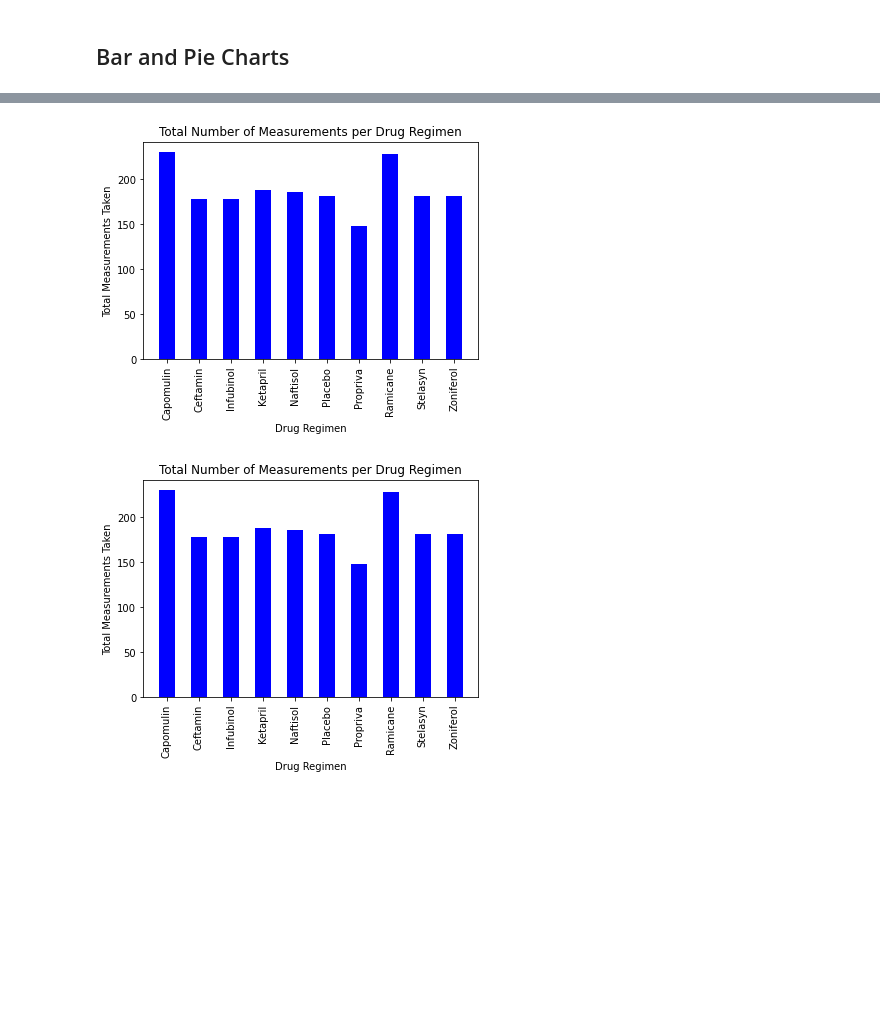
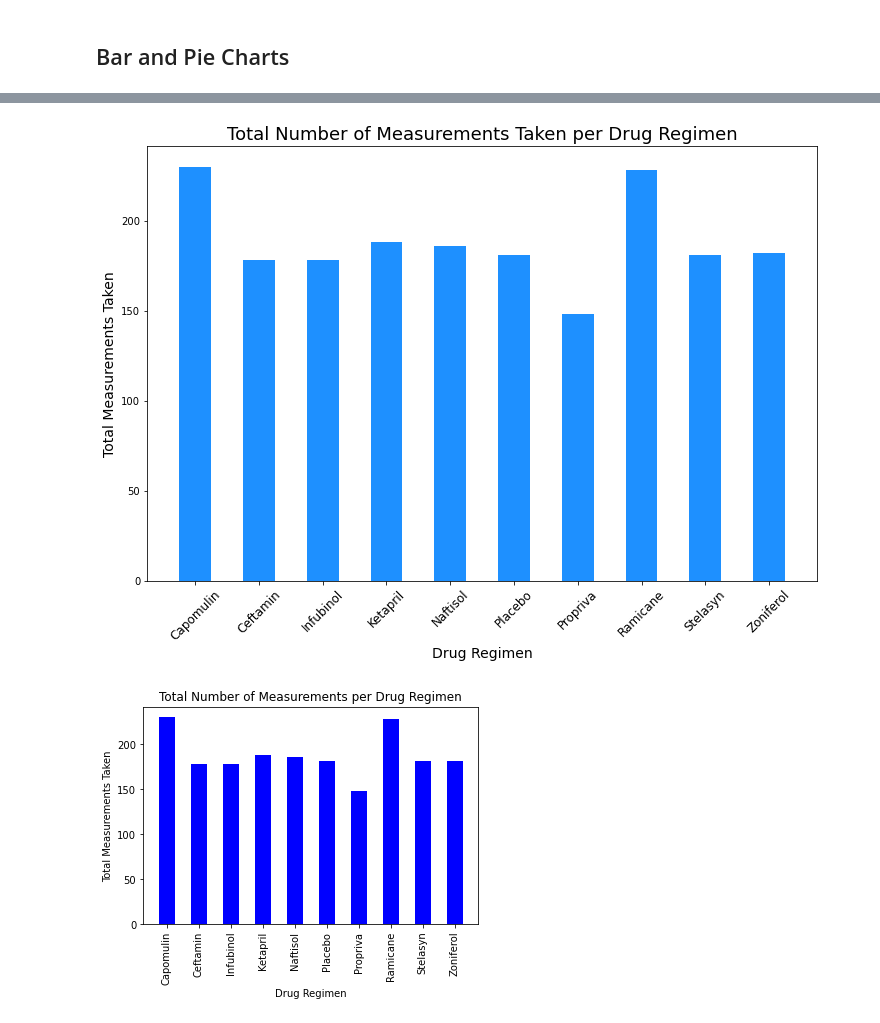
Before and after one commit to cayelsie/Fictional-pharmaceutical-drug-analysis, a Jupyter notebook: Pymaceuticals/pymaceuticals_main.ipynb, the cells around one changed output, grey strips where cells are left out. Saved outputs shown, nothing was run; the diff lists cells and outputs as text; code cells hidden in the pictures; blank space fills up the shorter version.

```diff
--- a/Pymaceuticals/pymaceuticals_main.ipynb
+++ b/Pymaceuticals/pymaceuticals_main.ipynb
@@ -177,34 +182,34 @@ Text(0, 0.5, 'Total Measurements Taken')
 # %%
 # Generate a bar plot showing the total number of measurements taken on each drug regimen using pyplot.
 
 #Use groupby data from previous cell to get counts of measurements and names of drugs into arrays
 number_treatments = treatment_count.values
 drug_names = treatment_count.index.values
 
 #Plot data into bar graph
 
 #Set x-axis bars to the number of drug names
 x_axis = np.arange(len(drug_names))
 
+#Set the size of the figure
+plt.figure(figsize=(12,8))
+
 #Set the chart type as bar, x-axis is the number of drug names, y is the number of treatments, set color and width of bars
-plt.bar(x_axis, number_treatments, color = 'b', align='center', width=0.5)
+plt.bar(x_axis, number_treatments, color = 'dodgerblue', align='center', width=0.5)
 
 #Set placement of x-axis headers - this will place one tick at each bar. Note that rotation = 90 is what made the 2-8 go away. Why?
 tick_locations = [value for value in x_axis]
-plt.xticks(tick_locations, drug_names, rotation = 90)
-
-#Note that the below step seems to not affect the graph at all, unless I change the numbers there
-plt.xlim(-0.75, len(drug_names)-0.25)
+plt.xticks(tick_locations, drug_names, rotation = 45, fontsize = (12))
 
 #Set the titles of chart and each axis
-plt.title("Total Number of Measurements per Drug Regimen")
-plt.xlabel("Drug Regimen")
-plt.ylabel("Total Measurements Taken")
+plt.title("Total Number of Measurements Taken per Drug Regimen", fontsize = (18))
+plt.ylabel("Total Measurements Taken", fontsize = (14))
+plt.xlabel("Drug Regimen", fontsize = (14))
 
 #show the plot
 plt.show()
 # %% [output]
-[figure, old version]
+[figure, new version]
 # %%
 #Note that I really don't have to do all of the steps above to get this plot....
 plt.bar(drug_names, number_treatments, color = 'b', align='center', width=0.5)
```
Also changed, not shown: parts of 9 cells of this notebook.
